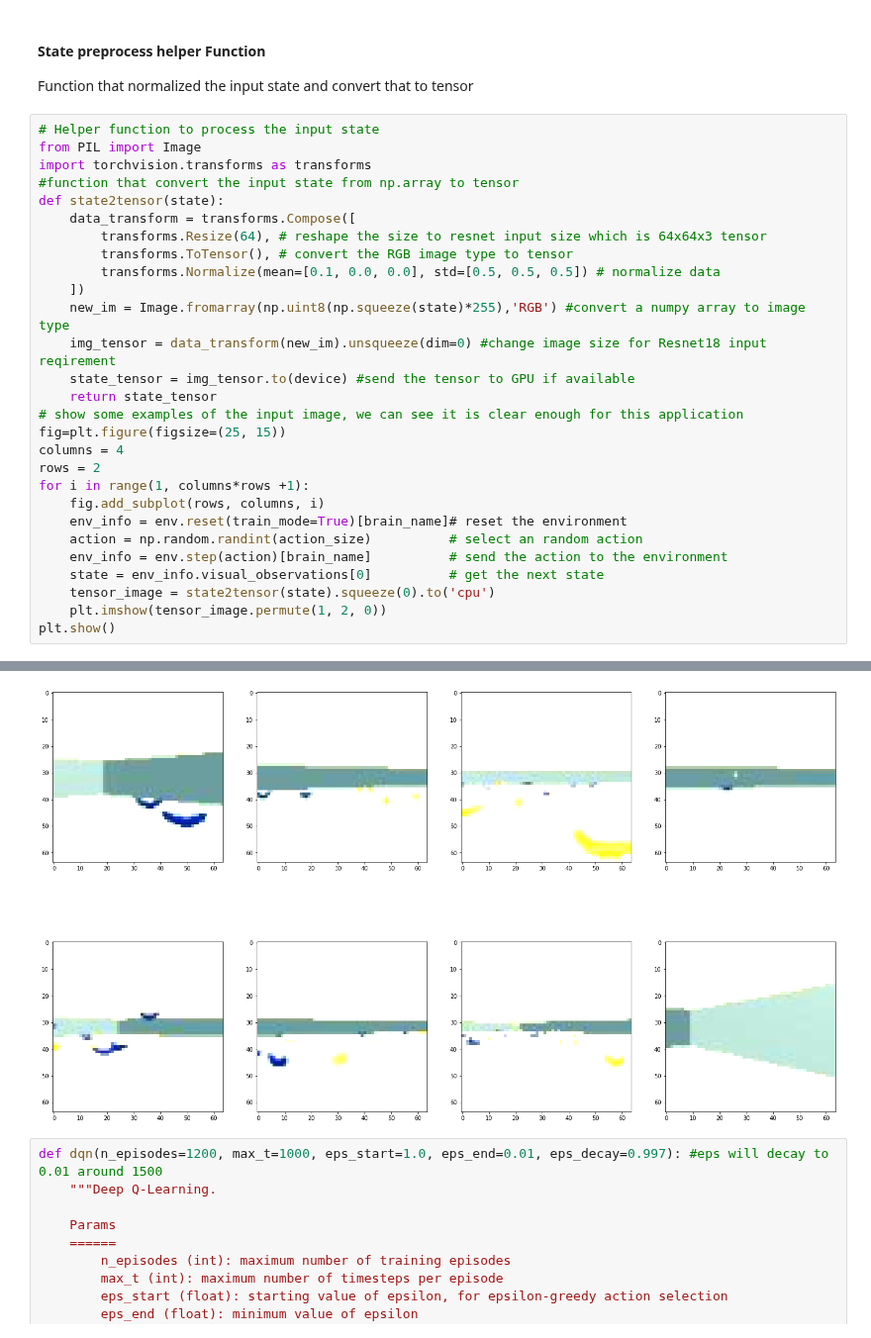
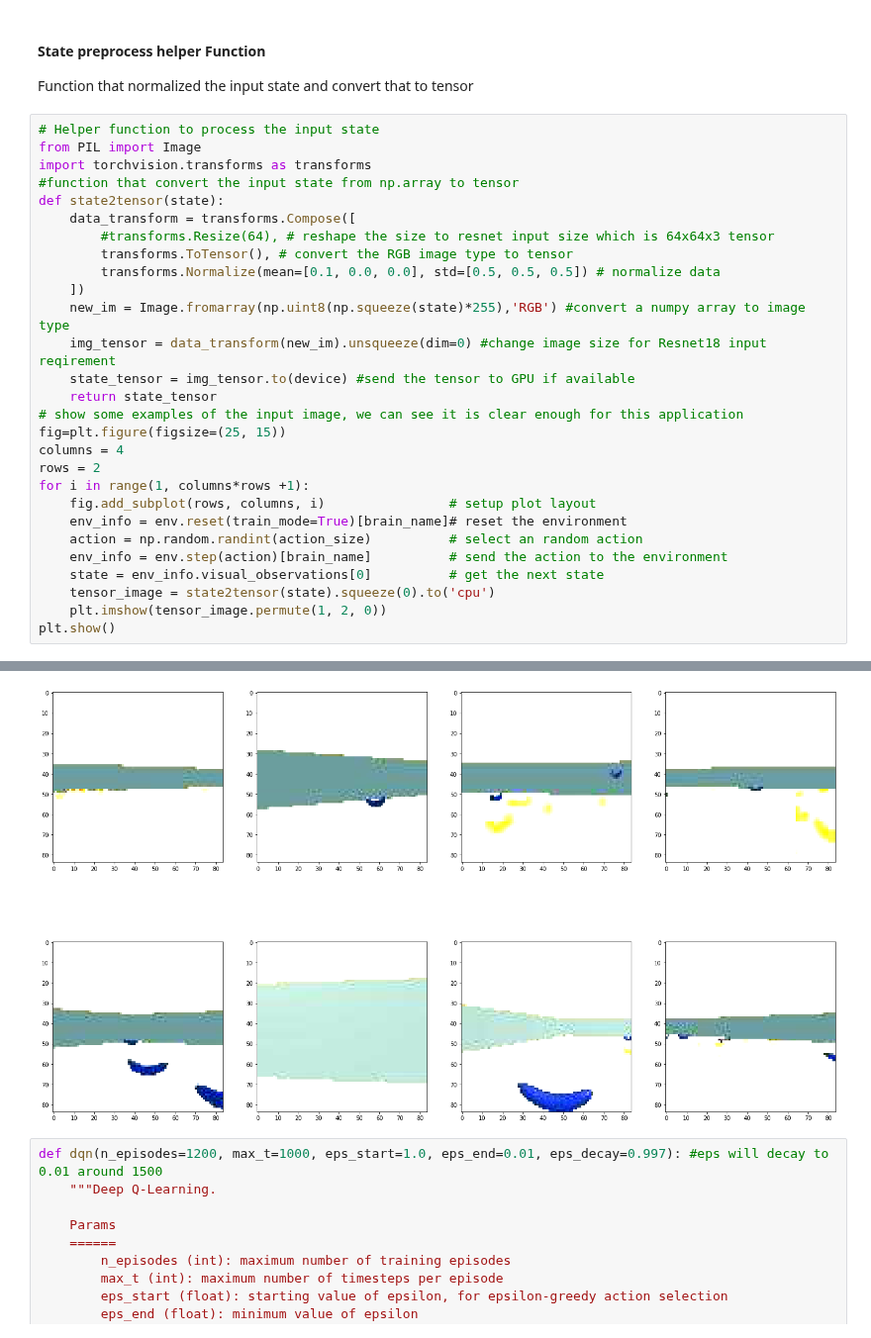
Before and after one commit to aanrran/deep-reinforcement-learning, a Jupyter notebook: p1_navigation/Navigation_Pixels.ipynb, the cells around one changed output, grey strips where cells are left out. Shown at 99% size. Drawn from its saved outputs; the diff is of its cells as text.

```diff
--- a/p1_navigation/Navigation_Pixels.ipynb
+++ b/p1_navigation/Navigation_Pixels.ipynb
@@ -343,37 +354,37 @@ import torchvision.transforms as transforms
 #function that convert the input state from np.array to tensor
 def state2tensor(state):
     data_transform = transforms.Compose([
-        transforms.Resize(64), # reshape the size to resnet input size which is 64x64x3 tensor
+        #transforms.Resize(64), # reshape the size to resnet input size which is 64x64x3 tensor
         transforms.ToTensor(), # convert the RGB image type to tensor
         transforms.Normalize(mean=[0.1, 0.0, 0.0], std=[0.5, 0.5, 0.5]) # normalize data
     ])
     new_im = Image.fromarray(np.uint8(np.squeeze(state)*255),'RGB') #convert a numpy array to image type
     img_tensor = data_transform(new_im).unsqueeze(dim=0) #change image size for Resnet18 input reqirement
     state_tensor = img_tensor.to(device) #send the tensor to GPU if available
     return state_tensor
 # show some examples of the input image, we can see it is clear enough for this application
 fig=plt.figure(figsize=(25, 15))
 columns = 4
 rows = 2
 for i in range(1, columns*rows +1):
-    fig.add_subplot(rows, columns, i)
+    fig.add_subplot(rows, columns, i)                # setup plot layout
     env_info = env.reset(train_mode=True)[brain_name]# reset the environment
     action = np.random.randint(action_size)          # select an random action
     env_info = env.step(action)[brain_name]          # send the action to the environment
     state = env_info.visual_observations[0]          # get the next state
     tensor_image = state2tensor(state).squeeze(0).to('cpu')
     plt.imshow(tensor_image.permute(1, 2, 0))
 plt.show()
 # %% [output]
 WARNING:matplotlib.image:Clipping input data to the valid range for imshow with RGB data ([0..1] for floats or [0..255] for integers).
 WARNING:matplotlib.image:Clipping input data to the valid range for imshow with RGB data ([0..1] for floats or [0..255] for integers).
 WARNING:matplotlib.image:Clipping input data to the valid range for imshow with RGB data ([0..1] for floats or [0..255] for integers).
 WARNING:matplotlib.image:Clipping input data to the valid range for imshow with RGB data ([0..1] for floats or [0..255] for integers).
 WARNING:matplotlib.image:Clipping input data to the valid range for imshow with RGB data ([0..1] for floats or [0..255] for integers).
 WARNING:matplotlib.image:Clipping input data to the valid range for imshow with RGB data ([0..1] for floats or [0..255] for integers).
 WARNING:matplotlib.image:Clipping input data to the valid range for imshow with RGB data ([0..1] for floats or [0..255] for integers).
 WARNING:matplotlib.image:Clipping input data to the valid range for imshow with RGB data ([0..1] for floats or [0..255] for integers).
-[figure, old version]
+[figure, new version]
 # %%
 def dqn(n_episodes=1200, max_t=1000, eps_start=1.0, eps_end=0.01, eps_decay=0.997): #eps will decay to 0.01 around 1500
     """Deep Q-Learning.
```
Also changed, not shown: parts of 5 cells of this notebook.
